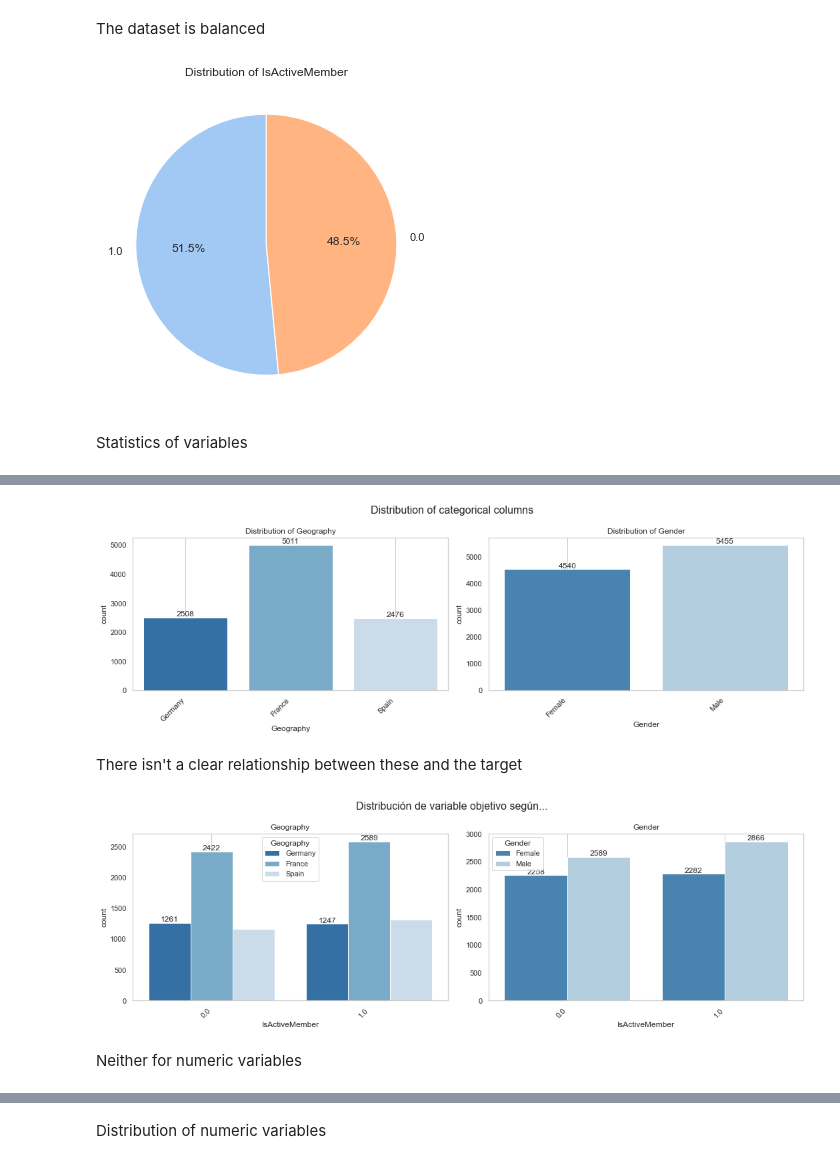
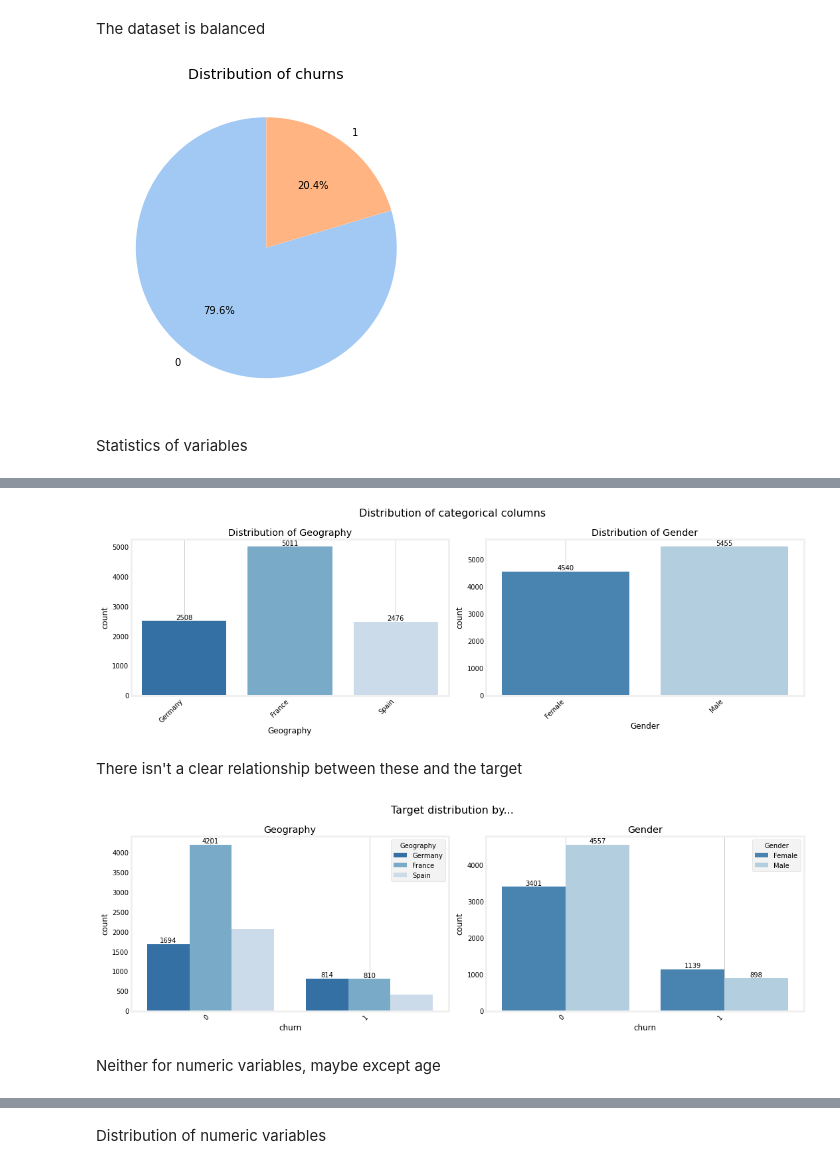
Before and after one commit to DenisTros/kin_analytics_trosman, a Jupyter notebook: notebooks/kin_analytics_trosman.ipynb, the cells around one changed output, grey strips where cells are left out. Cells and saved outputs as stored; diff of their text form; code cells hidden in the pictures.

```diff
--- a/notebooks/kin_analytics_trosman.ipynb
+++ b/notebooks/kin_analytics_trosman.ipynb
@@ -260,5 +279,5 @@ Calculate lifetime by difference between delivery date and application date
 # %%
-df_clients_f['CustomerLifetime'] = (pd.to_datetime('2019/11/30') - df_clients_f.application_date).dt.days / 365
+df_clients_f['years_since_application'] = (pd.to_datetime('2019/11/30') - df_clients_f.application_date).dt.days / 365
 # %% [markdown]
 Most of the clients in the database have an application date of 2018 or 2019, so the number of cases will drop greatly when we discard cases with less info than 2 years
 # %%
@@ -276,5 +291,5 @@ plt.show()
 # %%
-df_clients_f = df_clients_f[df_clients_f['CustomerLifetime']>=2]
+df_clients_f = df_clients_f[df_clients_f['years_since_application']>=2]
 # %% [markdown]
 This way, we keep only 9995 observations
 # %%
@@ -283,0 +305,2 @@ df_clients_f.shape
+# %%
+df_clients_f['application_to_exit'] = (df_clients_f.exit_date - df_clients_f.application_date).dt.days/365
@@ -283,0 +313,2 @@ df_clients_f.shape
+# %%
+df_clients_f['churn'] = [1 if x<2 else 0 for x in df_clients_f.application_to_exit]
@@ -469,7 +488,7 @@ df_clients_f.shape
 The dataset is balanced
 # %%
 # Count the values in the 'IsActiveMember' column
-count_values = df_clients_f['IsActiveMember'].value_counts()
+count_values = df_clients_f['churn'].value_counts()
 
 # Set Seaborn-style color palette
 colors = sns.color_palette('pastel')
@@ -479,12 +498,12 @@ plt.figure(figsize=(6, 6))
 plt.pie(count_values, labels=count_values.index, autopct='%1.1f%%', colors=colors, startangle=90)
 
 # Set plot title
-plt.title('Distribution of IsActiveMember')
+plt.title('Distribution of churns')
 
 # Show the plot
 plt.show()
 # %% [output]
-[figure, old version]
+[figure, new version]
 # %% [markdown]
 Statistics of variables
 # %%
@@ -520,32 +539,32 @@ for i, col in enumerate(cat_cols):
 plt.tight_layout()
 plt.show()
 # %% [output]
-[figure, old version]
+[figure, new version]
 # %% [markdown]
 There isn't a clear relationship between these and the target
 # %%
 num_rows = 1
 num_cols = len(cat_cols)
 
 fig, axes = plt.subplots(num_rows, num_cols, figsize=(15, 5))
 
-fig.suptitle("Distribución de variable objetivo según...", fontsize=16)
+fig.suptitle("Target distribution by...", fontsize=16)
 
 for i, col in enumerate(cat_cols):
-    ax = sns.countplot(data=df_clients_f, x='IsActiveMember', palette='Blues_r', ax=axes[i], hue = col)
+    ax = sns.countplot(data=df_clients_f, x='churn', palette='Blues_r', ax=axes[i], hue = col)
     ax.grid(b=None)
     ax.set_facecolor('white')
     ax.set_title(f'{col}')
     ax.bar_label(ax.containers[0])
     ax.bar_label(ax.containers[1])
     ax.set_xticklabels(ax.get_xticklabels(), rotation=45, horizontalalignment='right')
 
 plt.tight_layout()
 plt.show()
 # %% [output]
-[figure, old version]
+[figure, new version]
 # %% [markdown]
-Neither for numeric variables
+Neither for numeric variables, maybe except age
 # %%
 num_cols=['EstimatedSalary','Score','balance','age']
 
```
Also changed, not shown: parts of 47 cells of this notebook.
